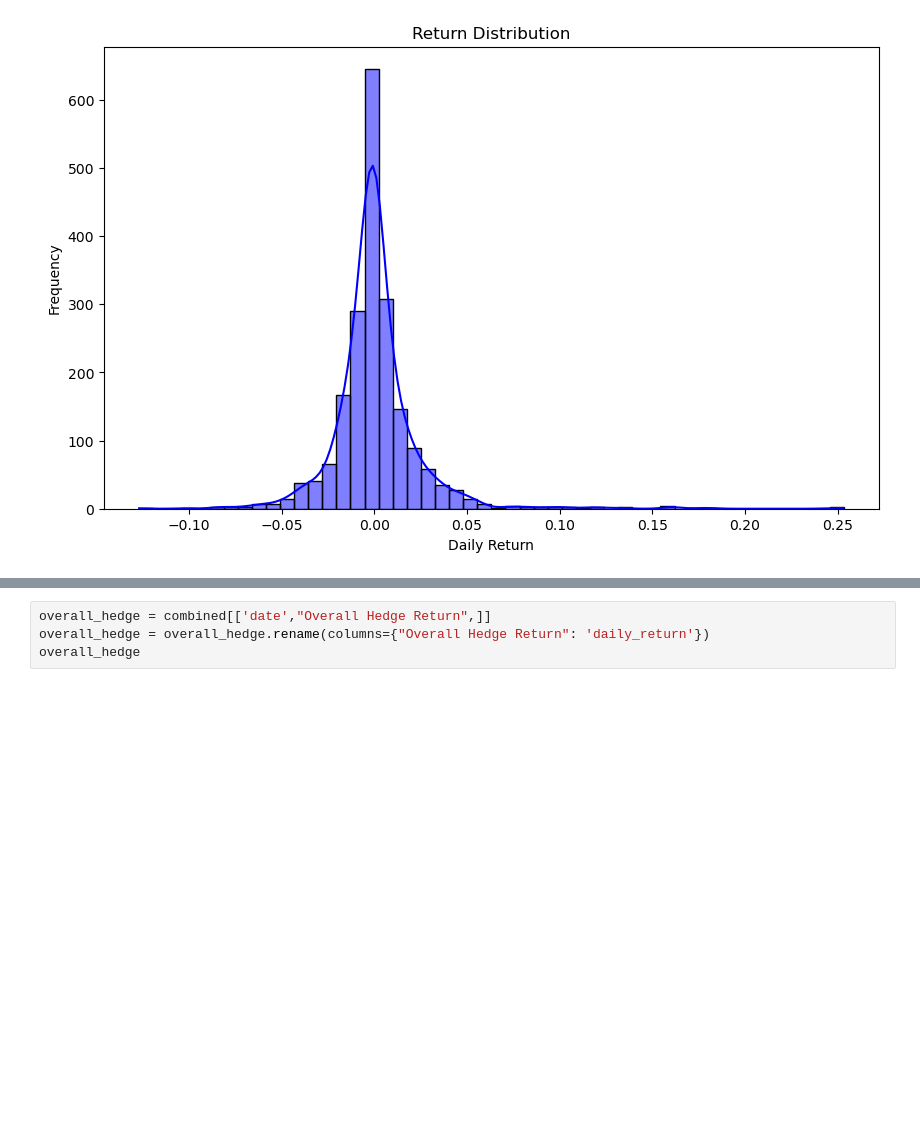
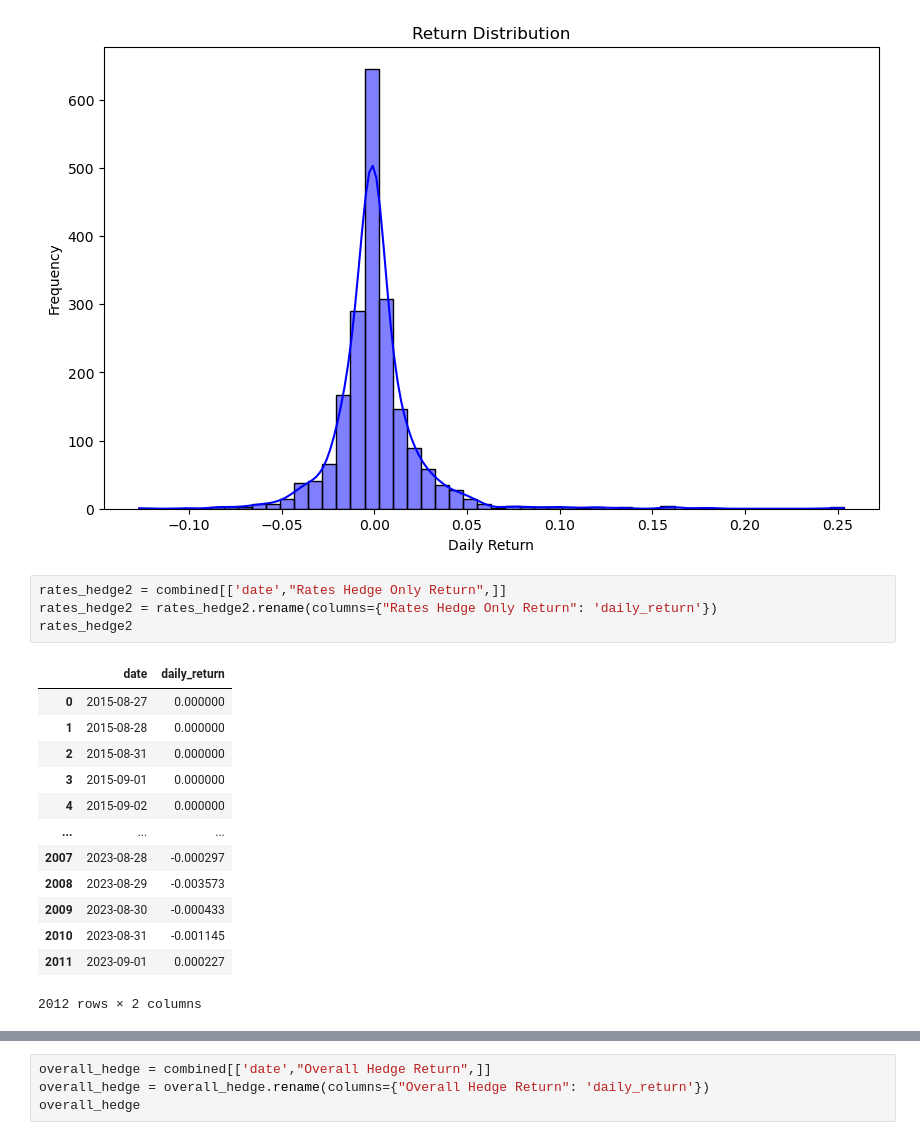
Before and after one commit to mschaefer77/MF-Project, a Jupyter notebook: Total_overall_hedge.ipynb, the cells around one changed output, grey strips where cells are left out. Saved outputs shown, nothing was run; the diff lists cells and outputs as text; blank space fills up the shorter version.

```diff
--- a/Total_overall_hedge.ipynb
+++ b/Total_overall_hedge.ipynb
@@ -194,3 +194,21 @@ Notes:
 [figure]
 [figure]
 [figure]
+# %%
+rates_hedge2 = combined[['date',"Rates Hedge Only Return",]]
+rates_hedge2 = rates_hedge2.rename(columns={"Rates Hedge Only Return": 'daily_return'})
+rates_hedge2
+# %% [output]
+|  | date | daily_return |
+| 0 | 2015-08-27 | 0.000000 |
+| 1 | 2015-08-28 | 0.000000 |
+| 2 | 2015-08-31 | 0.000000 |
+| 3 | 2015-09-01 | 0.000000 |
+| 4 | 2015-09-02 | 0.000000 |
+| ... | ... | ... |
+| 2007 | 2023-08-28 | -0.000297 |
+| 2008 | 2023-08-29 | -0.003573 |
+| 2009 | 2023-08-30 | -0.000433 |
+| 2010 | 2023-08-31 | -0.001145 |
+| 2011 | 2023-09-01 | 0.000227 |
+2012 rows × 2 columns
```
Also changed, not shown: parts of 2 cells of this notebook, 1 other file.
